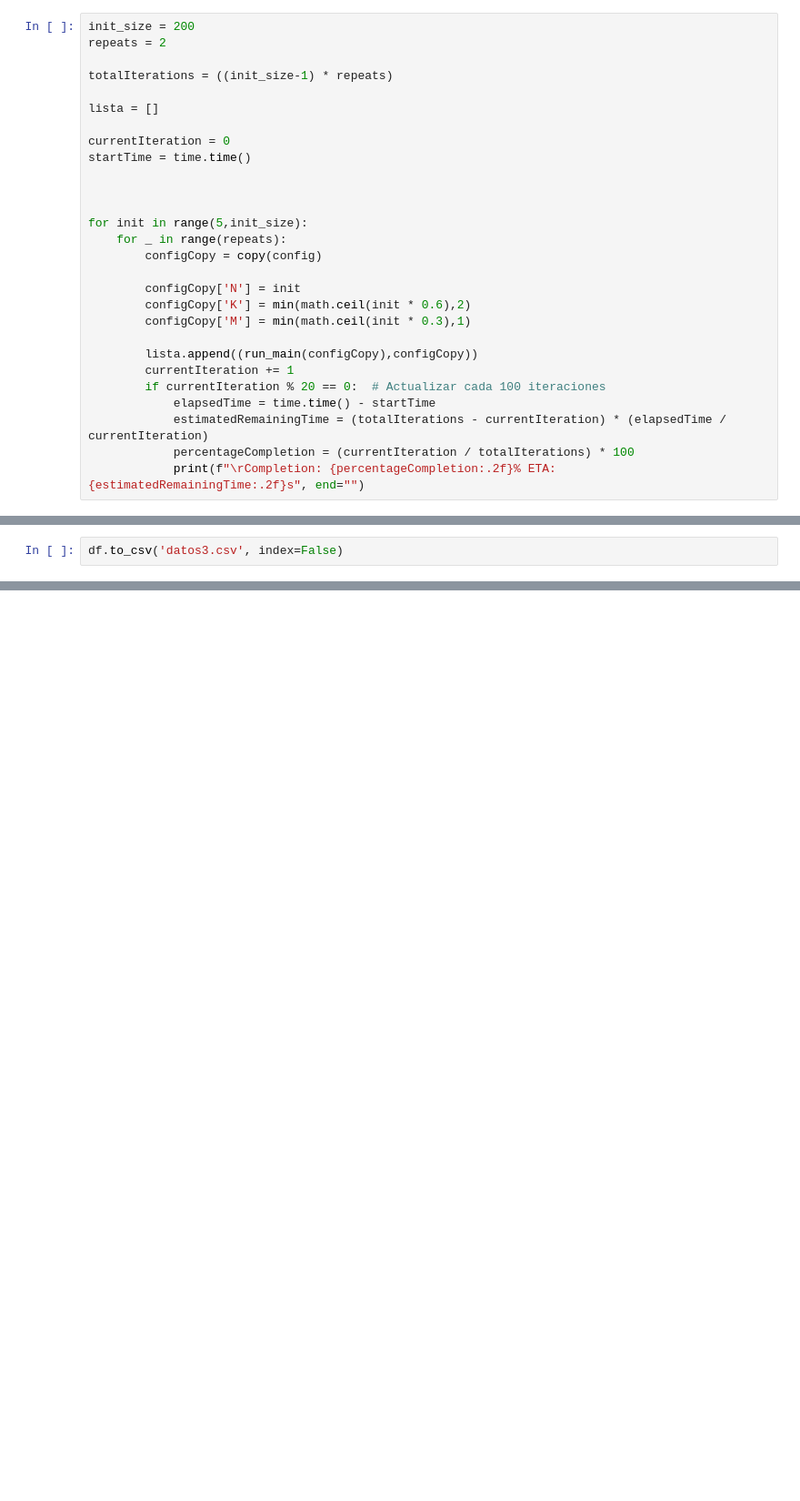
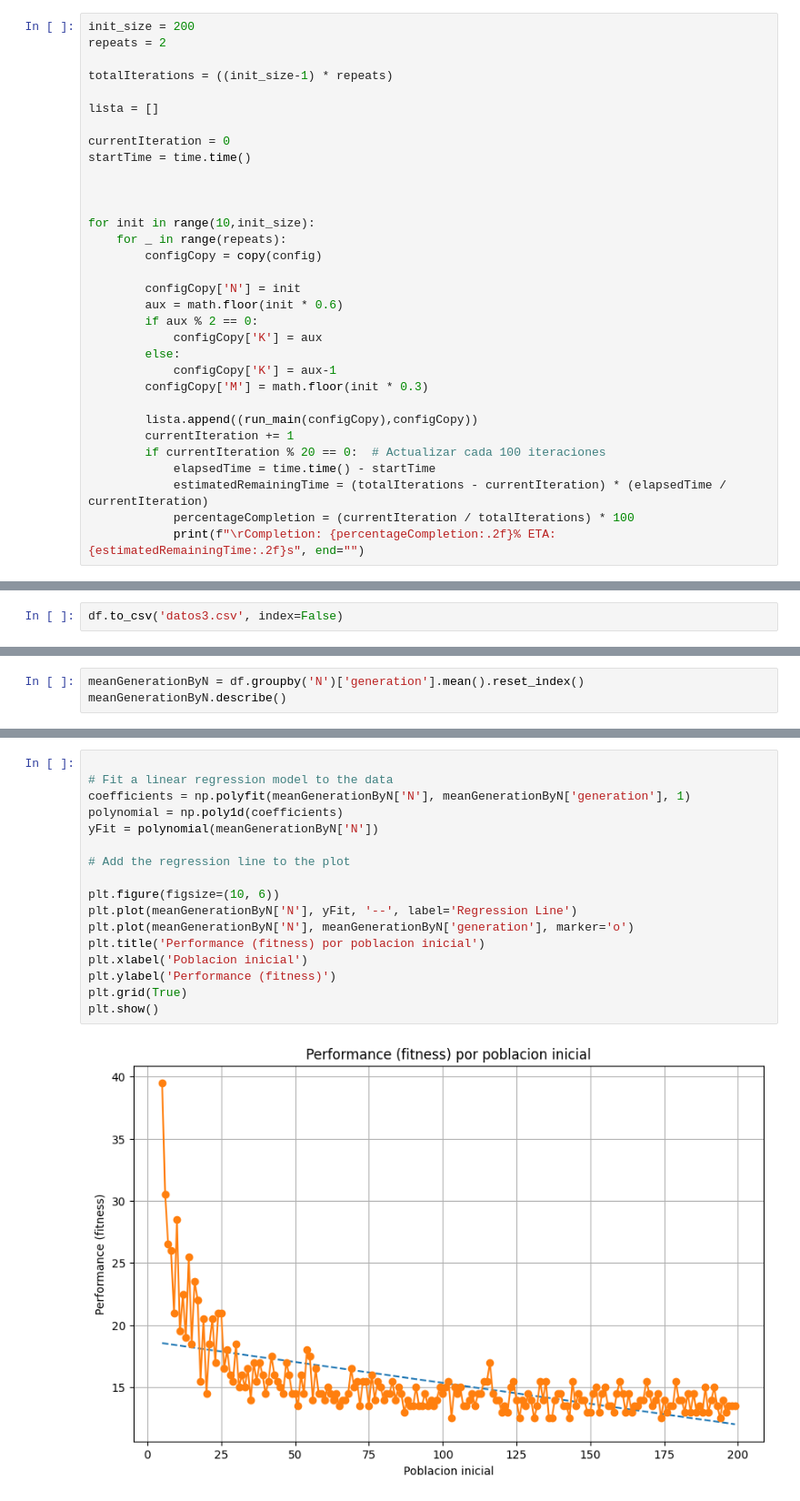
Before and after one commit to Ian-Arnott/TPs-SIA, a Jupyter notebook: Tp2/need_data_yet_other_one_running.ipynb, the cells around one changed output, grey strips where cells are left out. Shown at 91% size. Cells and saved outputs as stored; diff of their text form; blank space fills up the shorter version.

Commit message:
graficos para poblacion inicial

```diff
--- a/Tp2/need_data_yet_other_one_running.ipynb
+++ b/Tp2/need_data_yet_other_one_running.ipynb
@@ -46,13 +46,17 @@ startTime = time.time()
 
 
 
-for init in range(5,init_size):
+for init in range(10,init_size):
     for _ in range(repeats):
         configCopy = copy(config)
 
         configCopy['N'] = init
-        configCopy['K'] = min(math.ceil(init * 0.6),2)
-        configCopy['M'] = min(math.ceil(init * 0.3),1)
+        aux = math.floor(init * 0.6)
+        if aux % 2 == 0:
+            configCopy['K'] = aux
+        else:
+            configCopy['K'] = aux-1
+        configCopy['M'] = math.floor(init * 0.3)
 
         lista.append((run_main(configCopy),configCopy))
         currentIteration += 1
@@ -99,3 +114,6 @@ plt.grid(True)
 plt.show()
 # %% [output]
 [figure]
+# %%
+meanGenerationByN = df.groupby('N')['generation'].mean().reset_index()
+meanGenerationByN.describe()
@@ -101,0 +130,19 @@ plt.show()
+# %%
+
+# Fit a linear regression model to the data
+coefficients = np.polyfit(meanGenerationByN['N'], meanGenerationByN['generation'], 1)
+polynomial = np.poly1d(coefficients)
+yFit = polynomial(meanGenerationByN['N'])
+
+# Add the regression line to the plot
+
+plt.figure(figsize=(10, 6))
+plt.plot(meanGenerationByN['N'], yFit, '--', label='Regression Line')
+plt.plot(meanGenerationByN['N'], meanGenerationByN['generation'], marker='o')
+plt.title('Performance (fitness) por poblacion inicial')
+plt.xlabel('Poblacion inicial')
+plt.ylabel('Performance (fitness)')
+plt.grid(True)
+plt.show()
+# %% [output]
+[figure, added]
```
Also changed, not shown: parts of 4 cells of this notebook, 1 other file.
